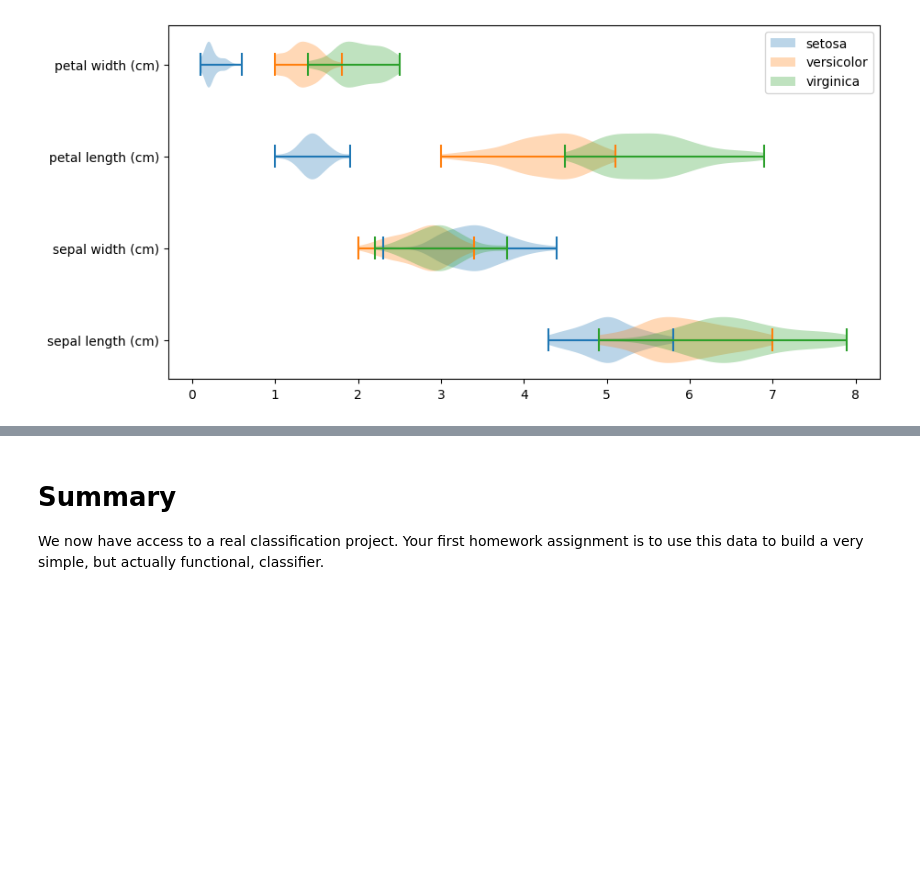
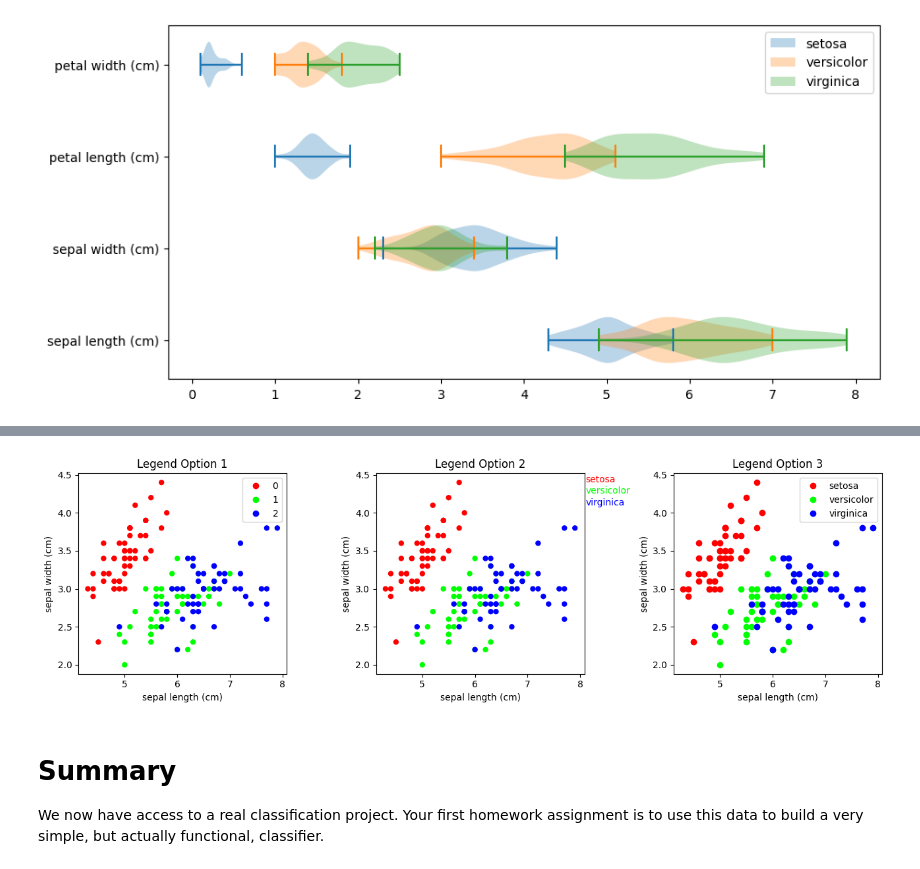
Before and after one commit to mdaugherity/MachineLearning2024, a Jupyter notebook: tutorial/Tutorial_04_First_Look_at_Data.ipynb, the cells around one changed output, grey strips where cells are left out. Drawn from its saved outputs; the diff is of its cells as text; code cells hidden in the pictures; blank space fills up the shorter version.

```diff
--- a/tutorial/Tutorial_04_First_Look_at_Data.ipynb
+++ b/tutorial/Tutorial_04_First_Look_at_Data.ipynb
@@ -94,0 +195,5 @@ array([5.1, 4.9, 4.7, 4.6, 5. , 5.4, 4.6, 5. , 4.4, 4.9, 5.4, 4.8, 4.8,
+# %%
+# feature 2 for only species 1
+for i,xval in enumerate(X[y==1,2]):
+  if i<5:
+    print(i,xval)
@@ -180,3 +335,37 @@ plt.show()
+# %%
+# Three Ways of Making Legends
+plt.figure(figsize=(13,4))
+
+plt.subplot(1,3,1)  # Option 1
+s = plt.scatter(X[:, featx], X[:, featy], marker='o', c=y,s=25, cmap=cmap_bold) # use custom color cmap
+plt.legend(*s.legend_elements()) # adds scatterplot to legend
+plt.title('Legend Option 1')
+plt.xlabel(data.feature_names[featx])
+plt.ylabel(data.feature_names[featy])
+
+
+plt.subplot(1,3,2)  # Option 2
+plt.scatter(X[:, featx], X[:, featy], marker='o', c=y,s=25, cmap=cmap_bold) # use custom color cmap
+for i in range(3):
+  plt.text(8.1,4.4-0.15*i,data.target_names[i],color=colors_bold[i]) # Make Custom Legend
+plt.title('Legend Option 2')
+plt.xlabel(data.feature_names[featx])
+plt.ylabel(data.feature_names[featy])
+
+
+plt.subplot(1,3,3)  # Option 3
+NUM_CLASSES = 3
+for i in range(NUM_CLASSES):
+  plt.plot(X[y==i, featx], X[y==i, featy], 'o',color=colors_bold[i], label=data.target_names[i])
+plt.title('Legend Option 3')
+plt.xlabel(data.feature_names[featx])
+plt.ylabel(data.feature_names[featy])
+plt.legend()
+
+plt.tight_layout()
+plt.show()
+# %% [output]
+[figure, added]
 # %% [markdown]
 # Summary
 We now have access to a real classification project.  Your first homework assignment is to use this data to build a very simple, but actually functional, classifier.
```
Also changed, not shown: parts of 38 cells of this notebook.
